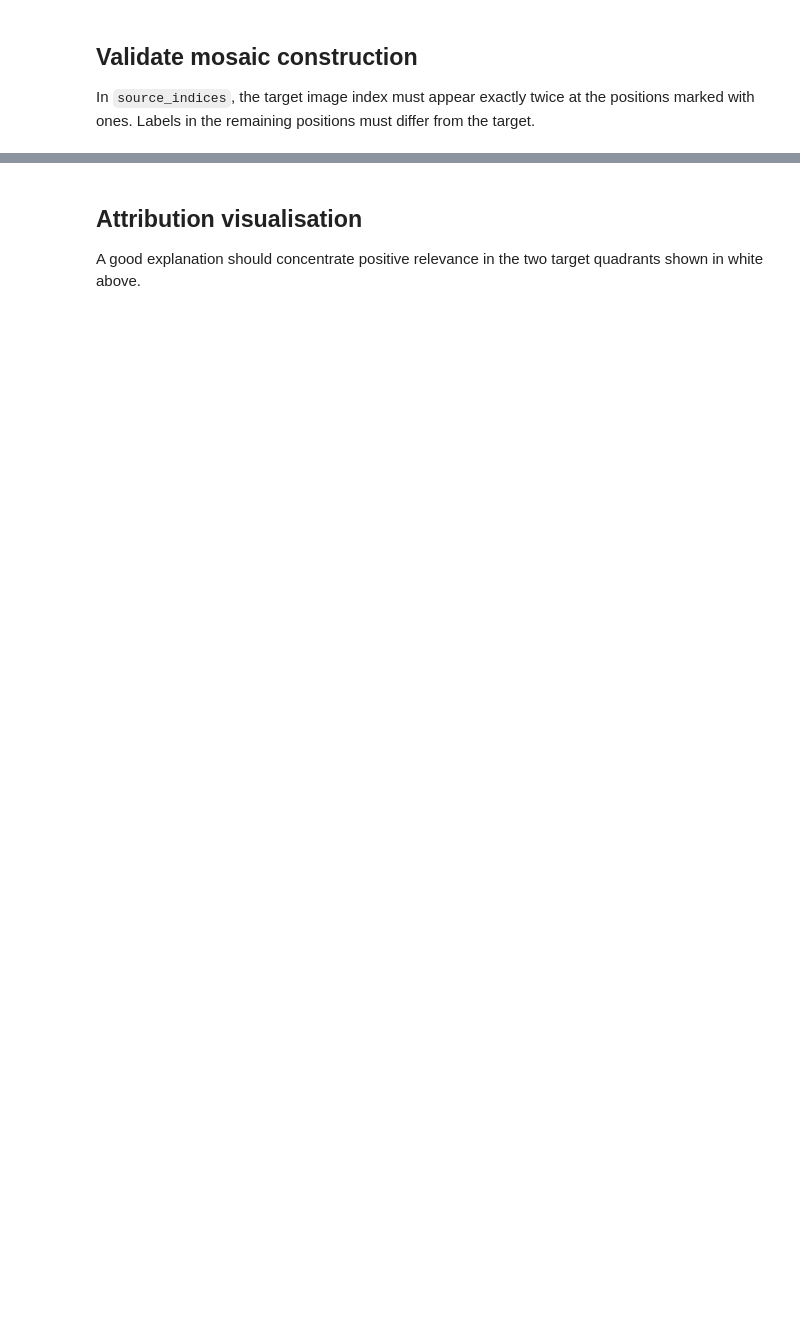
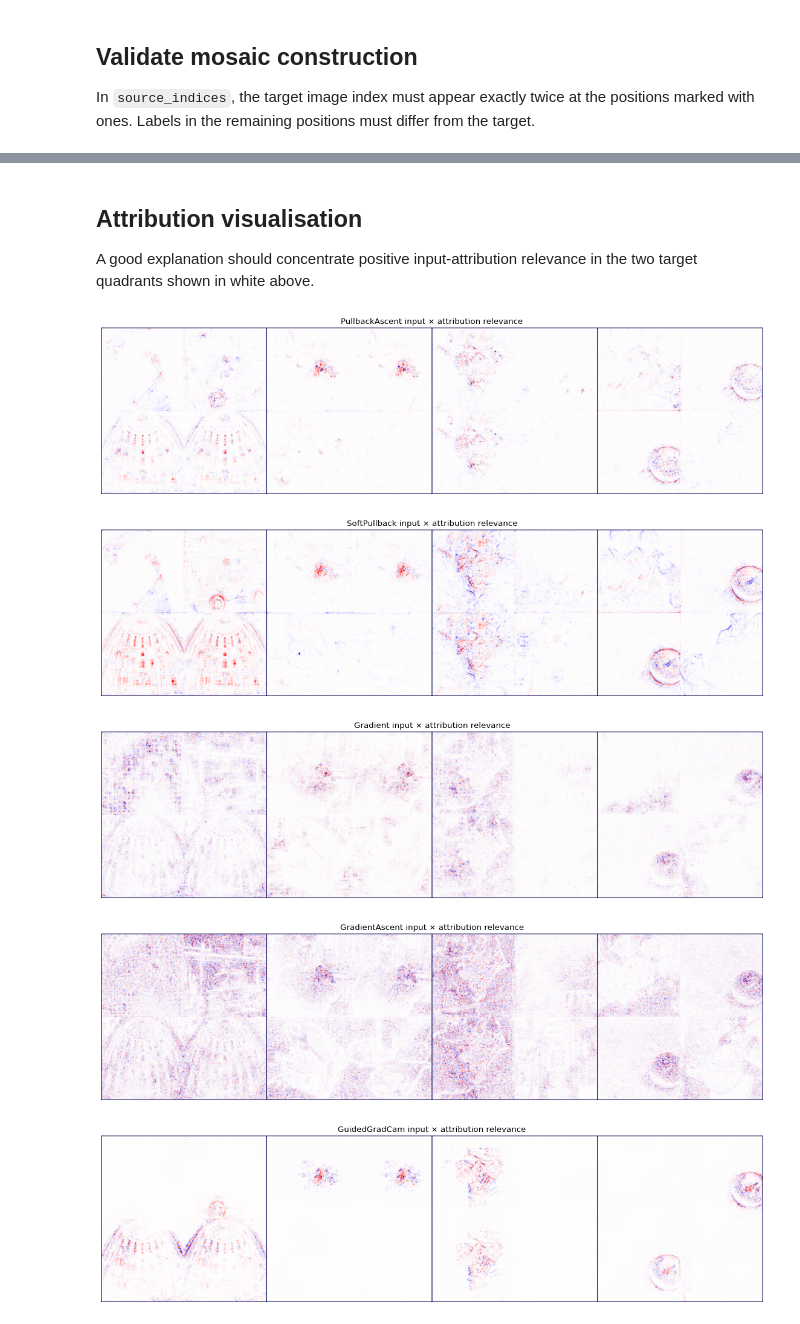
Before and after one commit to 314-Foundation/SemanticPullbacks, a Jupyter notebook: notebooks/focus.ipynb, the cells around one changed output, grey strips where cells are left out. Drawn from its saved outputs; the diff is of its cells as text; code cells hidden in the pictures; blank space fills up the shorter version.

```diff
--- a/notebooks/focus.ipynb
+++ b/notebooks/focus.ipynb
@@ -134,6 +160,7 @@ plot_example_grid(
 # %%
-explainers = default_explainers(EXPLAINER_NAMES)
+explainers = default_explainers(EXPLAINER_NAMES, gc_layer=gc_layer)
 attributions = {}
+relevances = {}
 
 for explainer_name, (explain_func, explain_kwargs) in explainers.items():
     print(f"Computing {explainer_name}...")
@@ -144,4 +171,5 @@ for explainer_name, (explain_func, explain_kwargs) in explainers.items():
         device=device,
         **explain_kwargs,
     )
+    relevances[explainer_name] = mosaics.images * attributions[explainer_name]
     print(explainer_name, attributions[explainer_name].shape)
@@ -148,29 +187,24 @@ for explainer_name, (explain_func, explain_kwargs) in explainers.items():
 # %%
+metric = quantus.Focus(
+    abs=False,
+    normalise=False,
+    return_aggregate=False,
+    disable_warnings=True,
+)
 score_rows = []
-for explainer_name, attrs in attributions.items():
-    metric = quantus.Focus(
-        abs=USE_ABS,
-        normalise=False,
-        return_aggregate=False,
-        disable_warnings=True,
-    )
-    quantus_scores = np.asarray(
+for explainer_name, relevance in relevances.items():
+    metric_scores = np.asarray(
         metric(
             model=model,
             x_batch=mosaics.images,
             y_batch=mosaics.targets,
-            a_batch=attrs,
+            a_batch=relevance,
             custom_batch=mosaics.positions,
             channel_first=True,
             device=device,
         )
     )
-    manual_scores = focus_scores_from_attributions(
-        attrs, mosaics.positions, use_abs=USE_ABS
-    )
-    np.testing.assert_allclose(quantus_scores, manual_scores, atol=1e-6)
-
-    for mosaic_index, score in enumerate(quantus_scores):
+    for mosaic_index, score in enumerate(metric_scores):
         score_rows.append(
             {
                 "explainer": explainer_name,
@@ -187,13 +246,19 @@ display(scores_df.groupby("explainer")["focus"].agg(["mean", "std", "count"]))
 # %% [markdown]
 ## Attribution visualisation
 
-A good explanation should concentrate positive relevance in the two target quadrants shown in white above.
+A good explanation should concentrate positive input-attribution relevance in the two target quadrants shown in white above.
 # %%
-for explainer_name, attrs in attributions.items():
+for explainer_name, relevance in relevances.items():
     plot_example_grid(
-        torch.from_numpy(attrs),
-        nrow=2,
+        torch.from_numpy(relevance),
+        nrow=4,
         heatmap=True,
-        heatmap_mode="mean",
-        title=f"{explainer_name} attributions",
+        heatmap_mode="sum",
+        title=f"{explainer_name} input × attribution relevance",
     )
+# %% [output]
+[figure, added]
+[figure, added]
+[figure, added]
+[figure, added]
+[figure, added]
```
Also changed, not shown: parts of 10 cells of this notebook, 2 other files.
